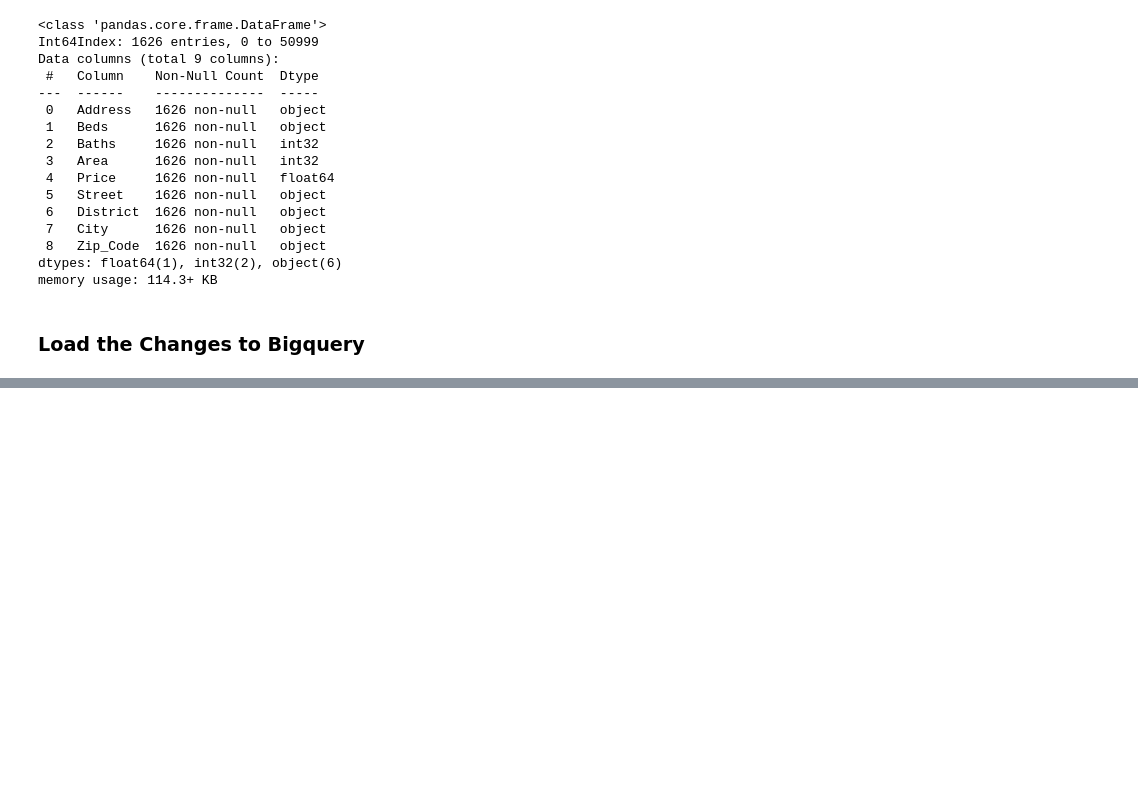
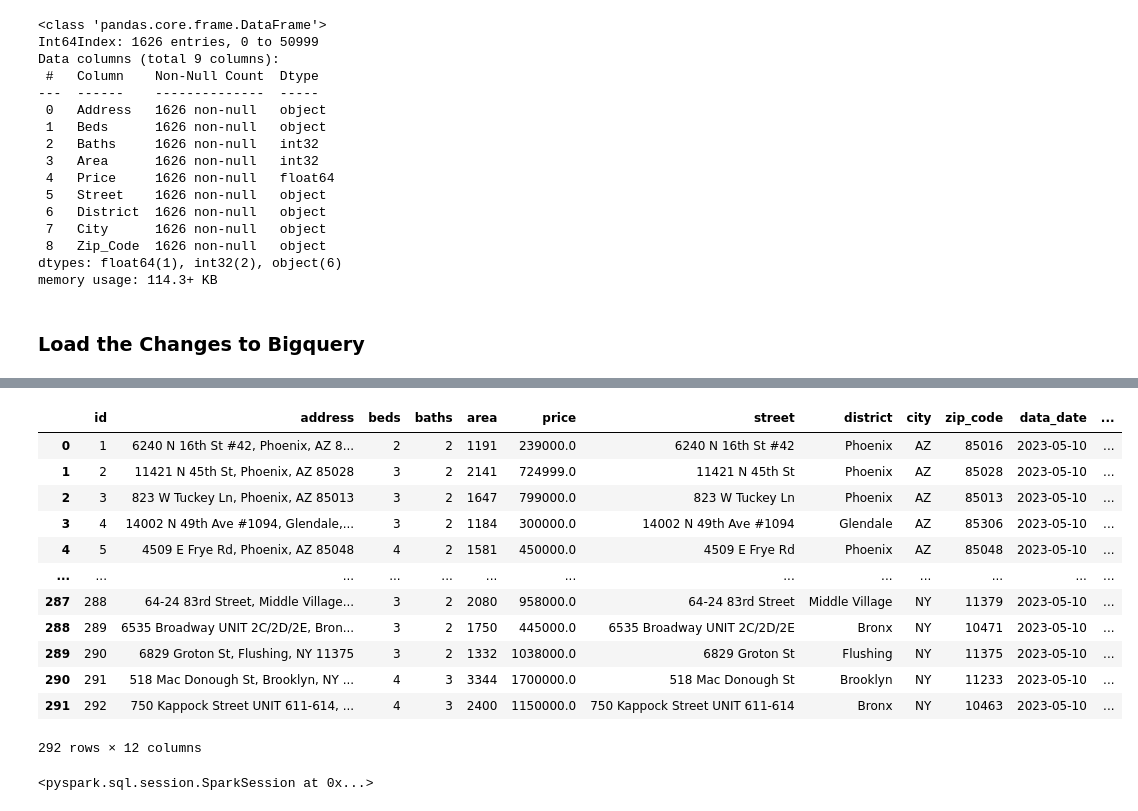
Before and after one commit to Danafr00/Data_Portfolio, a Jupyter notebook: Data Engineering/ETL Pipeline/Big Query ETL.ipynb, the cells around one changed output, grey strips where cells are left out. Saved outputs shown, nothing was run; the diff lists cells and outputs as text; code cells hidden in the pictures; blank space fills up the shorter version.

```diff
--- a/Data Engineering/ETL Pipeline/Big Query ETL.ipynb
+++ b/Data Engineering/ETL Pipeline/Big Query ETL.ipynb
@@ -289,0 +307,15 @@ pandas_gbq.to_gbq(changes, table_id, project_id=project_id, if_exists='append')
+# %%
+credentials = service_account.Credentials.from_service_account_file(r"latihan-345909-89e4eb39e2b1.json")
+project_id = 'latihan-345909'
+table_id = 'latihan-345909.real_estate.trulia'
+client = bigquery.Client(credentials=credentials, project=project_id)
+
+sql = """
+SELECT *
+FROM latihan-345909.real_estate.trulia
+"""
+
+bq_df = client.query(sql).to_dataframe()
+
+date_now = datetime.now(pytz.timezone("Asia/Jakarta")).date().strftime('%Y-%m-%d')
+bq_df.head()
@@ -289,0 +329,2 @@ pandas_gbq.to_gbq(changes, table_id, project_id=project_id, if_exists='append')
+# %%
+bq_df.insert(0, 'id', range(1, 1 + len(bq_df)))
@@ -289,0 +340,24 @@ pandas_gbq.to_gbq(changes, table_id, project_id=project_id, if_exists='append')
+# %%
+bq_df['uid'] = bq_df['data_date'] + '_' + bq_df['id'].astype(str)
+bq_df
+# %% [output]
+|  | id | address | beds | baths | area | price | street | district | city | zip_code | data_date | ... |
+| 0 | 1 | 6240 N 16th St #42, Phoenix, AZ 8... | 2 | 2 | 1191 | 239000.0 | 6240 N 16th St #42 | Phoenix | AZ | 85016 | 2023-05-10 | ... |
+| 1 | 2 | 11421 N 45th St, Phoenix, AZ 85028 | 3 | 2 | 2141 | 724999.0 | 11421 N 45th St | Phoenix | AZ | 85028 | 2023-05-10 | ... |
+| 2 | 3 | 823 W Tuckey Ln, Phoenix, AZ 85013 | 3 | 2 | 1647 | 799000.0 | 823 W Tuckey Ln | Phoenix | AZ | 85013 | 2023-05-10 | ... |
+| 3 | 4 | 14002 N 49th Ave #1094, Glendale,... | 3 | 2 | 1184 | 300000.0 | 14002 N 49th Ave #1094 | Glendale | AZ | 85306 | 2023-05-10 | ... |
+| 4 | 5 | 4509 E Frye Rd, Phoenix, AZ 85048 | 4 | 2 | 1581 | 450000.0 | 4509 E Frye Rd | Phoenix | AZ | 85048 | 2023-05-10 | ... |
+| ... | ... | ... | ... | ... | ... | ... | ... | ... | ... | ... | ... | ... |
+| 287 | 288 | 64-24 83rd Street, Middle Village... | 3 | 2 | 2080 | 958000.0 | 64-24 83rd Street | Middle Village | NY | 11379 | 2023-05-10 | ... |
+| 288 | 289 | 6535 Broadway UNIT 2C/2D/2E, Bron... | 3 | 2 | 1750 | 445000.0 | 6535 Broadway UNIT 2C/2D/2E | Bronx | NY | 10471 | 2023-05-10 | ... |
+| 289 | 290 | 6829 Groton St, Flushing, NY 11375 | 3 | 2 | 1332 | 1038000.0 | 6829 Groton St | Flushing | NY | 11375 | 2023-05-10 | ... |
+| 290 | 291 | 518 Mac Donough St, Brooklyn, NY ... | 4 | 3 | 3344 | 1700000.0 | 518 Mac Donough St | Brooklyn | NY | 11233 | 2023-05-10 | ... |
+| 291 | 292 | 750 Kappock Street UNIT 611-614, ... | 4 | 3 | 2400 | 1150000.0 | 750 Kappock Street UNIT 611-614 | Bronx | NY | 10463 | 2023-05-10 | ... |
+292 rows × 12 columns
+# %%
+#Initialize the spark session
+from pyspark.sql import SparkSession
+spark = SparkSession.builder.appName('pyspark').getOrCreate()
+spark
+# %% [output]
+<pyspark.sql.session.SparkSession at 0x...>
```
Also changed, not shown: parts of 43 cells of this notebook, 19 other files.
